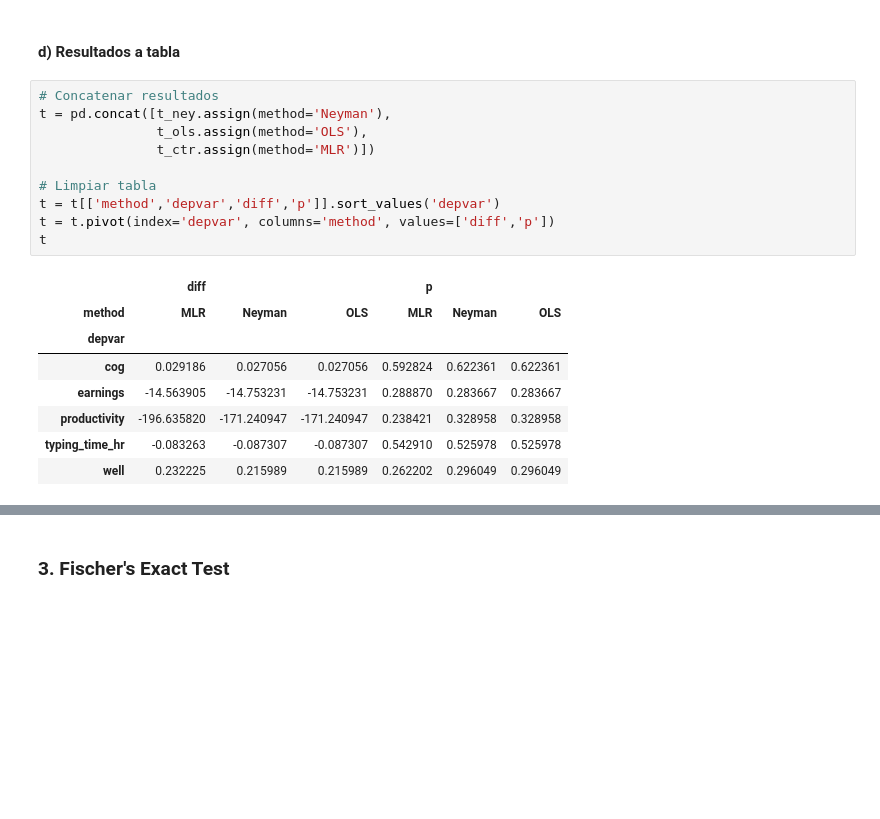
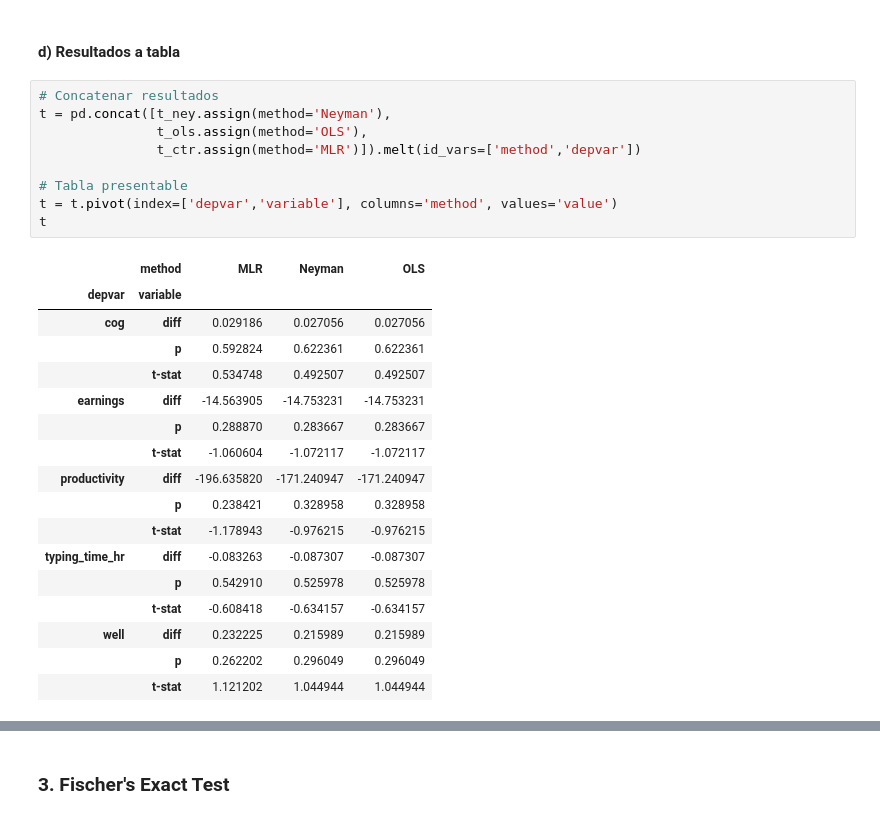
Before and after one commit to ArturoSbr/EmtrAp-hw01, a Jupyter notebook: cod/main.ipynb, the cells around one changed output, grey strips where cells are left out. Drawn from its saved outputs; the diff is of its cells as text; blank space fills up the shorter version.

```diff
--- a/cod/main.ipynb
+++ b/cod/main.ipynb
@@ -173,22 +173,30 @@ t_ctr
 | 4 | well | 0.232225 | 1.121202 | 0.262202 |
 # %% [markdown]
 #### d) Resultados a tabla
-# %%
-# Concatenar resultados
-t = pd.concat([t_ney.assign(method='Neyman'),
-               t_ols.assign(method='OLS'),
-               t_ctr.assign(method='MLR')])
-
-# Limpiar tabla
-t = t[['method','depvar','diff','p']].sort_values('depvar')
-t = t.pivot(index='depvar', columns='method', values=['diff','p'])
-t
-# %% [output]
-|  | diff |  |  | p |  |  |
-| method | MLR | Neyman | OLS | MLR | Neyman | OLS |
-| depvar |  |  |  |  |  |  |
-| cog | 0.029186 | 0.027056 | 0.027056 | 0.592824 | 0.622361 | 0.622361 |
-| earnings | -14.563905 | -14.753231 | -14.753231 | 0.288870 | 0.283667 | 0.283667 |
-| productivity | -196.635820 | -171.240947 | -171.240947 | 0.238421 | 0.328958 | 0.328958 |
-| typing_time_hr | -0.083263 | -0.087307 | -0.087307 | 0.542910 | 0.525978 | 0.525978 |
-| well | 0.232225 | 0.215989 | 0.215989 | 0.262202 | 0.296049 | 0.296049 |
+# %%
+# Concatenar resultados
+t = pd.concat([t_ney.assign(method='Neyman'),
+               t_ols.assign(method='OLS'),
+               t_ctr.assign(method='MLR')]).melt(id_vars=['method','depvar'])
+
+# Tabla presentable
+t = t.pivot(index=['depvar','variable'], columns='method', values='value')
+t
+# %% [output]
+|  | method | MLR | Neyman | OLS |
+| depvar | variable |  |  |  |
+| cog | diff | 0.029186 | 0.027056 | 0.027056 |
+|  | p | 0.592824 | 0.622361 | 0.622361 |
+|  | t-stat | 0.534748 | 0.492507 | 0.492507 |
+| earnings | diff | -14.563905 | -14.753231 | -14.753231 |
+|  | p | 0.288870 | 0.283667 | 0.283667 |
+|  | t-stat | -1.060604 | -1.072117 | -1.072117 |
+| productivity | diff | -196.635820 | -171.240947 | -171.240947 |
+|  | p | 0.238421 | 0.328958 | 0.328958 |
+|  | t-stat | -1.178943 | -0.976215 | -0.976215 |
+| typing_time_hr | diff | -0.083263 | -0.087307 | -0.087307 |
+|  | p | 0.542910 | 0.525978 | 0.525978 |
+|  | t-stat | -0.608418 | -0.634157 | -0.634157 |
+| well | diff | 0.232225 | 0.215989 | 0.215989 |
+|  | p | 0.262202 | 0.296049 | 0.296049 |
+|  | t-stat | 1.121202 | 1.044944 | 1.044944 |
```
Also changed, not shown: parts of 8 cells of this notebook.
